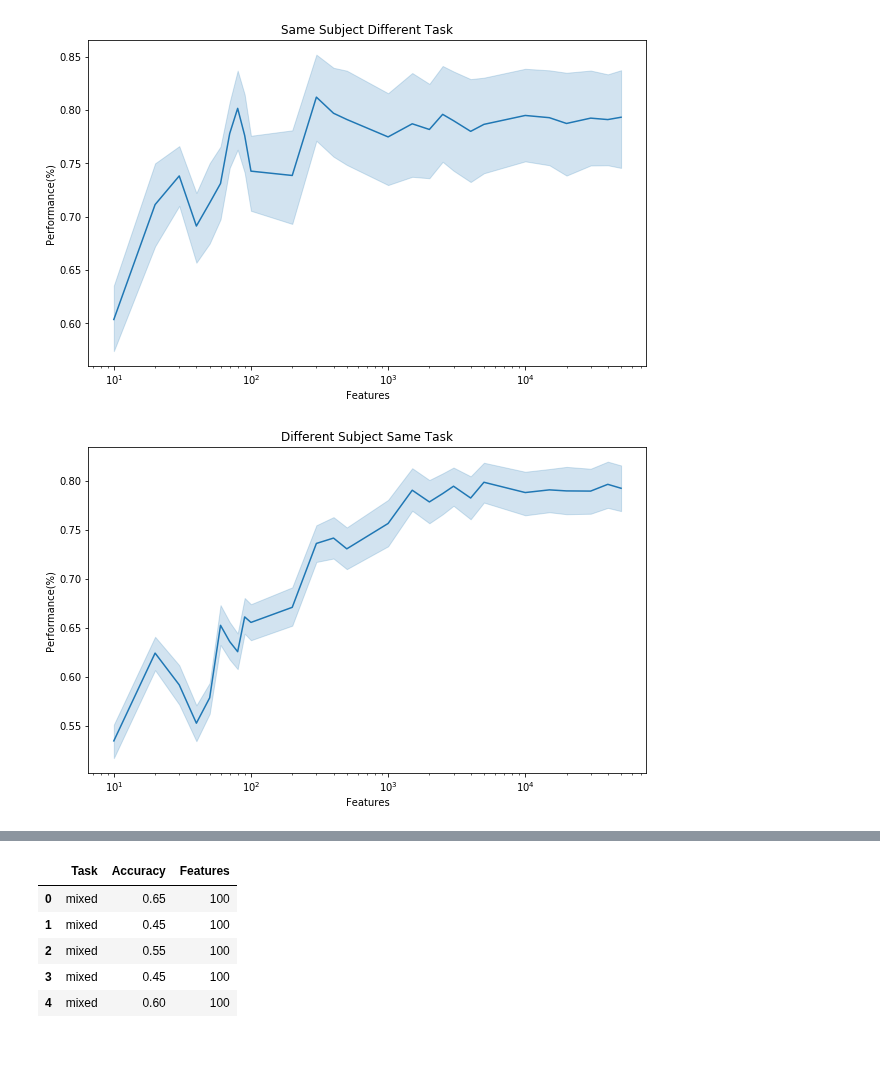
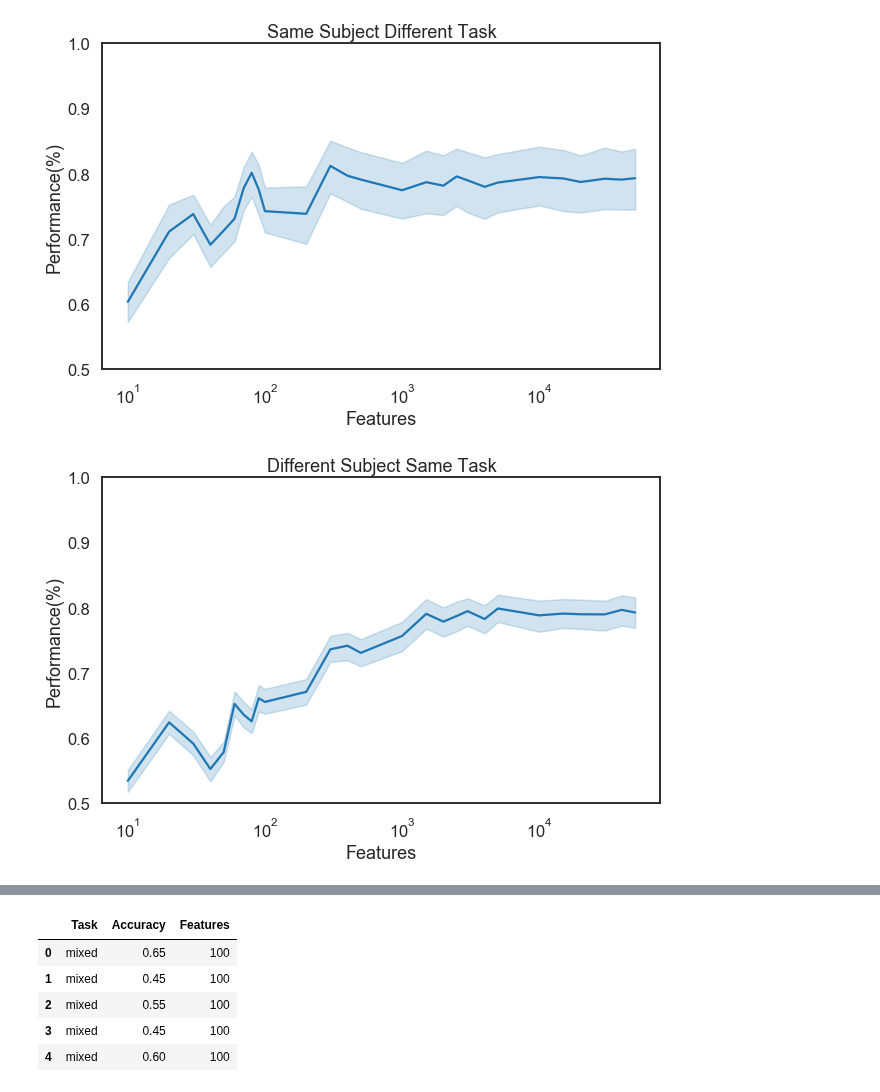
Before and after one commit to GrattonLab/MSC_Alexis, a Jupyter notebook: analysis/code/mL_rsfMRI/featurePerformance.ipynb, the cells around one changed output, grey strips where cells are left out. Cells and saved outputs as stored; diff of their text form; code cells hidden in the pictures; blank space fills up the shorter version.

Commit message:
figures

```diff
--- a/analysis/code/mL_rsfMRI/featurePerformance.ipynb
+++ b/analysis/code/mL_rsfMRI/featurePerformance.ipynb
@@ -38,22 +39,26 @@ DS.to_csv(outDir+'/results/ridge/acc/DS/all.csv')
 BS.to_csv(outDir+'/results/ridge/acc/BS/all.csv')
 # %%
 plt.figure(figsize=(10,6))
+sns.set_style("white")
+sns.set_context("talk")
 ax = sns.lineplot(x="Features", y="acc",data=SS)
 ax.set_title('Same Subject Different Task')
 ax.set_ylabel('Performance(%)')
+ax.set(ylim=(.5, 1))
 ax.set(xscale="log")
 plt.savefig(outDir +'/images/ridge/acc/SS/log_SS.png', bbox_inches='tight')
 # %% [output]
-[figure, old version]
+[figure, new version]
 # %%
 plt.figure(figsize=(10,6))
 ax = sns.lineplot(x="Features", y="acc",data=DS)
 ax.set_title('Different Subject Same Task')
 ax.set_ylabel('Performance(%)')
+ax.set(ylim=(.5, 1))
 ax.set(xscale="log")
 plt.savefig(outDir +'/images/ridge/acc/DS/log_DS.png', bbox_inches='tight')
 # %% [output]
-[figure, old version]
+[figure, new version]
 # %%
 plt.figure(figsize=(10,6))
 ax = sns.lineplot(x="Features", y="acc",data=BS)
```
Also changed, not shown: parts of 3 cells of this notebook, 17 other files.
